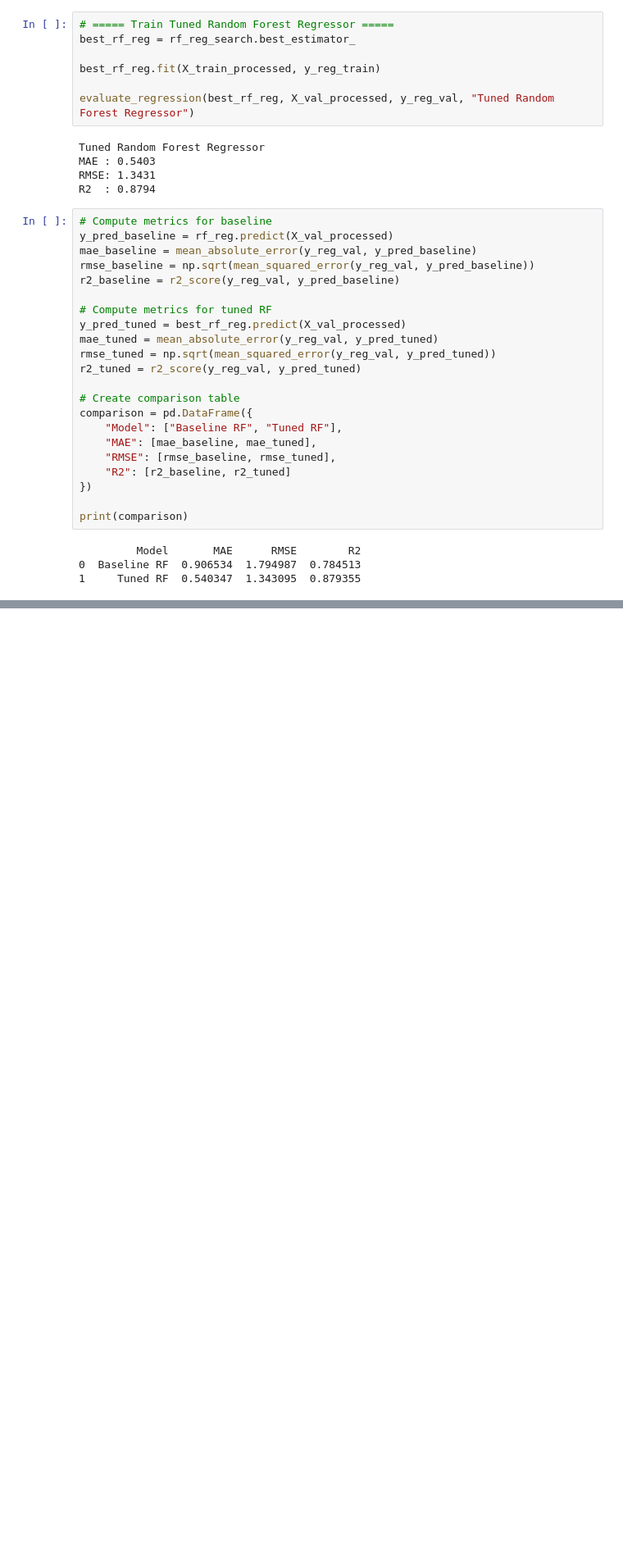
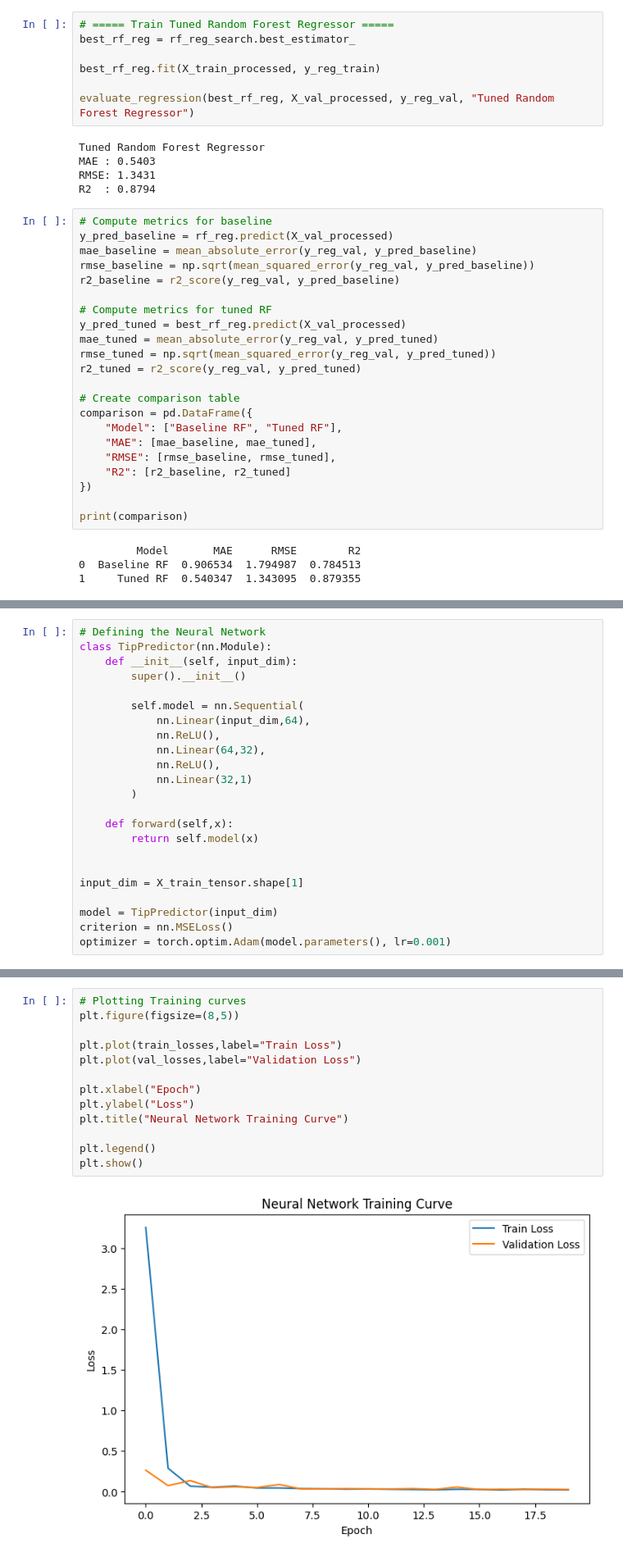
Before and after one commit to JJ-ama-LL/ML-Model-Training-and-Evaluation, a Jupyter notebook: assignment2.ipynb, the cells around one changed output, grey strips where cells are left out. Shown at 82% size. Saved outputs shown, nothing was run; the diff lists cells and outputs as text; blank space fills up the shorter version.

```diff
--- a/assignment2.ipynb
+++ b/assignment2.ipynb
@@ -621,0 +668,23 @@ print(comparison)
+# %%
+# Defining the Neural Network
+class TipPredictor(nn.Module):
+    def __init__(self, input_dim):
+        super().__init__()
+
+        self.model = nn.Sequential(
+            nn.Linear(input_dim,64),
+            nn.ReLU(),
+            nn.Linear(64,32),
+            nn.ReLU(),
+            nn.Linear(32,1)
+        )
+
+    def forward(self,x):
+        return self.model(x)
+
+
+input_dim = X_train_tensor.shape[1]
+
+model = TipPredictor(input_dim)
+criterion = nn.MSELoss()
+optimizer = torch.optim.Adam(model.parameters(), lr=0.001)
@@ -621,0 +746,15 @@ print(comparison)
+# %%
+# Plotting Training curves
+plt.figure(figsize=(8,5))
+
+plt.plot(train_losses,label="Train Loss")
+plt.plot(val_losses,label="Validation Loss")
+
+plt.xlabel("Epoch")
+plt.ylabel("Loss")
+plt.title("Neural Network Training Curve")
+
+plt.legend()
+plt.show()
+# %% [output]
+[figure, added]
```
Also changed, not shown: parts of 13 cells of this notebook, 1 other file.
